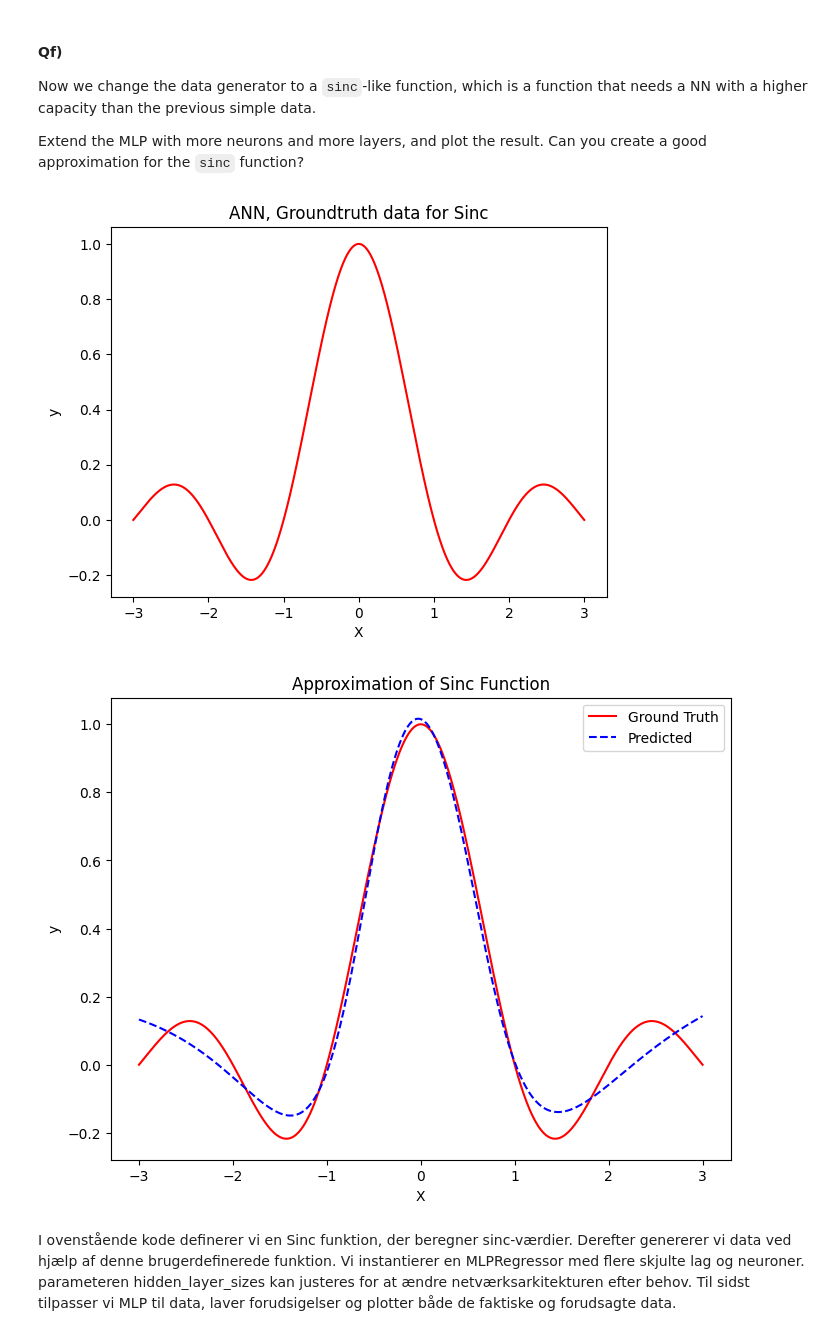
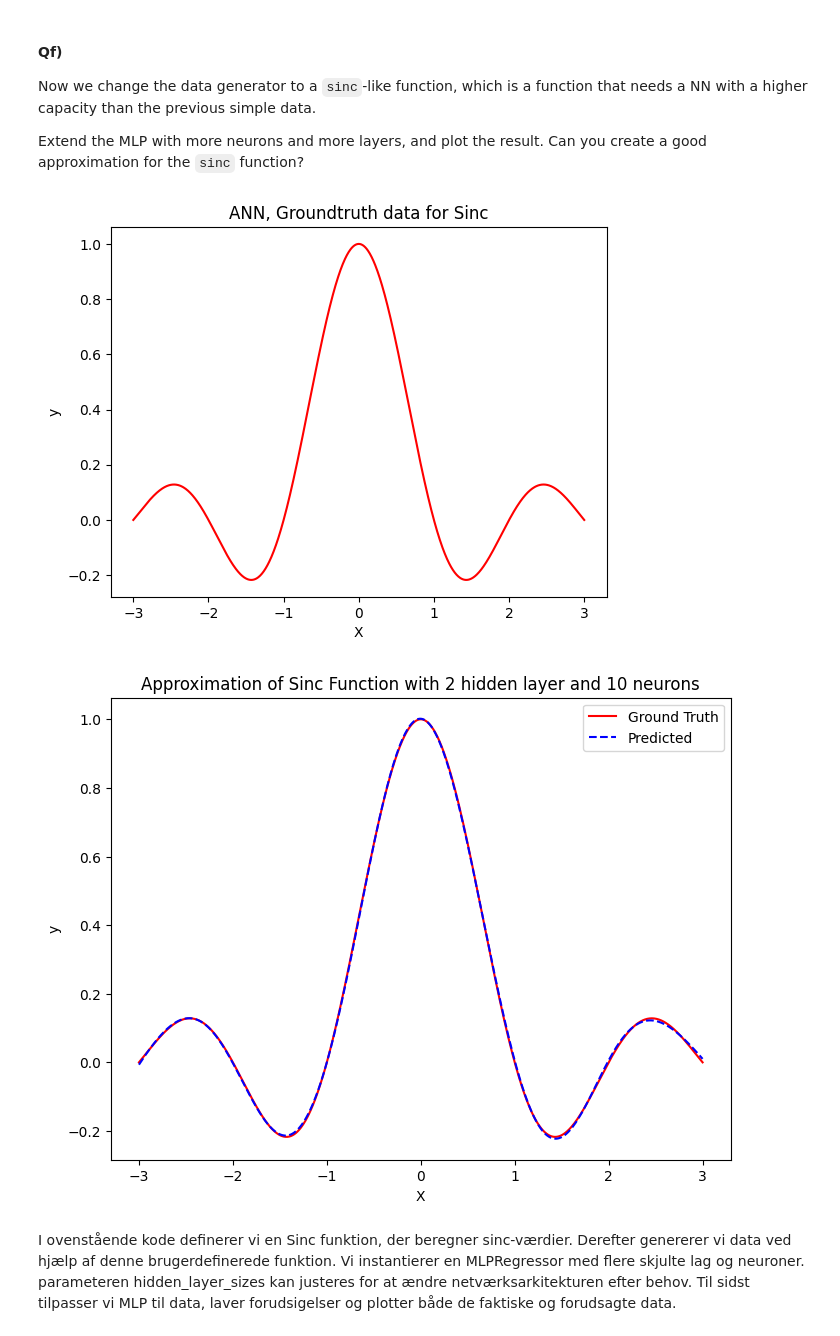
Before and after one commit to Moheb420/Machine-Learning, a Jupyter notebook: Opgavesæt-02/ann.ipynb, the cells around one changed output. Cells and saved outputs as stored; diff of their text form; code cells hidden in the pictures.

```diff
--- a/Opgavesæt-02/ann.ipynb
+++ b/Opgavesæt-02/ann.ipynb
@@ -143,24 +139,27 @@ Plot the `y_math` function using `np.tanh` and `X` as input similar to
 and compare `y_math` with `y_pred` and `y_true` in the graph.
 # %%
 
-X = np.linspace(-10, 10, 100)
+""" X = np.linspace(-10, 10, 100)
 b1 = 2
-b2 = 5
+b2 = 5 """
 
-y_math = (
+y_math = w0 * np.tanh(w1 * X + w2) - w3 * np.tanh(w4 * X + w5) + w6
+
+
+""" y_math = (
     w1 * np.tanh(2 * X + b1) +
     w2 * np.tanh(5 * X + b2) +
     w3 * np.tanh(2 * X + b1) +
     w4 * np.tanh(5 * X + b2) +
     w5 * np.tanh(2 * X + b1) +
     w6 * np.tanh(5 * X + b2)
-)
+) """
 
-offset = 0.1
-y_true_offset = y_true + offset
+""" offset = 0.1
+y_true_offset = y_true + offset """
 
 plt.figure(figsize=(10, 5))
-plt.plot(X, y_true_offset, "r-.", label="Ground Truth", linewidth=2)
+plt.plot(X, y_true, "r-.", label="Ground Truth", linewidth=2)
 plt.plot(X, y_pred, "b-", label="Predicted", linewidth=2)
 plt.plot(X, y_math, "g--", label="y_math", linewidth=2)
 
@@ -228,42 +227,43 @@ Extend the MLP with more neurons and more layers, and plot the result. Can you c
 # %%
 def GenerateSincData():
     # A Sinc curve, approximation needs more neurons to capture the 'ringing'...
     X = np.linspace(-3, 3, 1000)
     y = np.sinc(X)
     X = X.reshape(-1,1)
     return X, y
 
 X, y_true = GenerateSincData()
 plt.plot(X, y_true, "r-")
 plt.xlabel("X")
 plt.ylabel("y")
 plt.title("ANN, Groundtruth data for Sinc")
 
 
-def CustomSinc(X):
-    return np.sinc(X).ravel()
+# Instantiate an MLPRegressor with multiple layers and neurons
 
-X, y_true = GenerateSincData()
-
-# Instantiate an MLPRegressor with multiple layers and neurons
-mlp = MLPRegressor(hidden_layer_sizes=(50, 50, 50), activation='tanh', max_iter=10000)
-
+mlp = MLPRegressor(
+    activation='tanh',
+    hidden_layer_sizes=(10,10),
+    alpha=1e-5,
+    solver='lbfgs',
+    max_iter=10000,
+    verbose=True
+)
 mlp.fit(X, y_true)
-
 y_pred = mlp.predict(X)
 
 # Plot the ground truth and predicted data
 plt.figure(figsize=(8, 6))
 plt.plot(X, y_true, "r-", label="Ground Truth")
 plt.plot(X, y_pred, "b--", label="Predicted")
 plt.xlabel("X")
 plt.ylabel("y")
-plt.title("Approximation of Sinc Function")
+plt.title("Approximation of Sinc Function with 2 hidden layer and 10 neurons")
 plt.legend()
 plt.show()
 # %% [output]
 [figure]
-[figure, old version]
+[figure, new version]
 # %% [markdown]
 I ovenstående kode definerer vi en Sinc funktion, der beregner sinc-værdier. Derefter genererer vi data ved hjælp af denne brugerdefinerede funktion. Vi instantierer en MLPRegressor med flere skjulte lag og neuroner. parameteren hidden_layer_sizes kan justeres for at ændre netværksarkitekturen efter behov. Til sidst tilpasser vi MLP til data, laver forudsigelser og plotter både de faktiske og forudsagte data.
 # %% [markdown]
```
Also changed, not shown: parts of 2 cells of this notebook.
